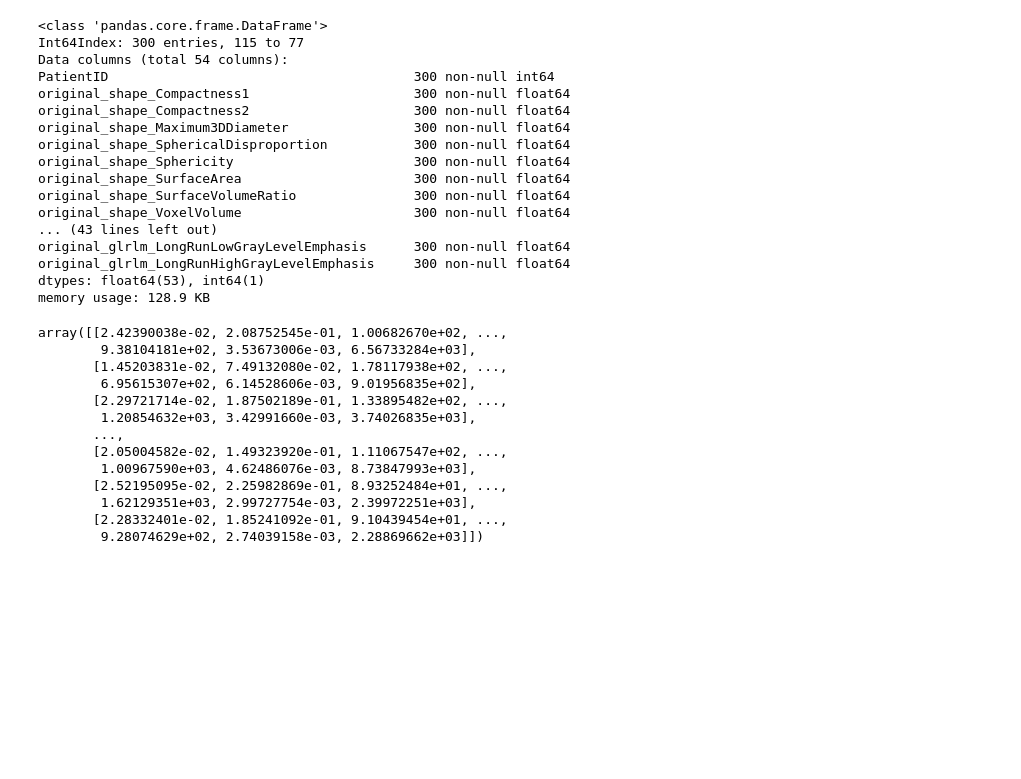
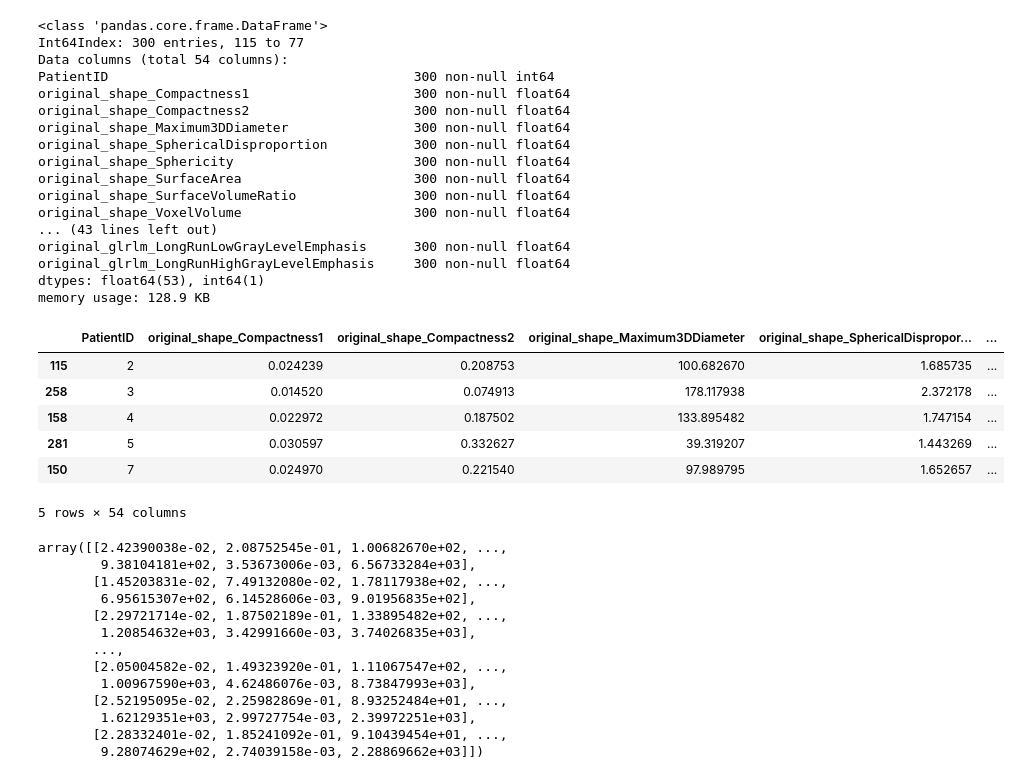
Before and after one commit to blaze225/Owkin_data_challenge, a Jupyter notebook: data_exploration.ipynb, the cells around one changed output. Drawn from its saved outputs; the diff is of its cells as text; code cells hidden in the pictures; blank space fills up the shorter version.

```diff
--- a/data_exploration.ipynb
+++ b/data_exploration.ipynb
@@ -101,4 +188,14 @@ original_glrlm_LongRunLowGrayLevelEmphasis      300 non-null float64
 original_glrlm_LongRunHighGrayLevelEmphasis     300 non-null float64
 dtypes: float64(53), int64(1)
 memory usage: 128.9 KB
+# %%
+df_radiomics.head()
+# %% [output]
+|  | PatientID | original_shape_Compactness1 | original_shape_Compactness2 | original_shape_Maximum3DDiameter | original_shape_SphericalDispropor... | ... |
+| 115 | 2 | 0.024239 | 0.208753 | 100.682670 | 1.685735 | ... |
+| 258 | 3 | 0.014520 | 0.074913 | 178.117938 | 2.372178 | ... |
+| 158 | 4 | 0.022972 | 0.187502 | 133.895482 | 1.747154 | ... |
+| 281 | 5 | 0.030597 | 0.332627 | 39.319207 | 1.443269 | ... |
+| 150 | 7 | 0.024970 | 0.221540 | 97.989795 | 1.652657 | ... |
+5 rows × 54 columns
 # %%
```
Also changed, not shown: parts of 16 cells of this notebook.
